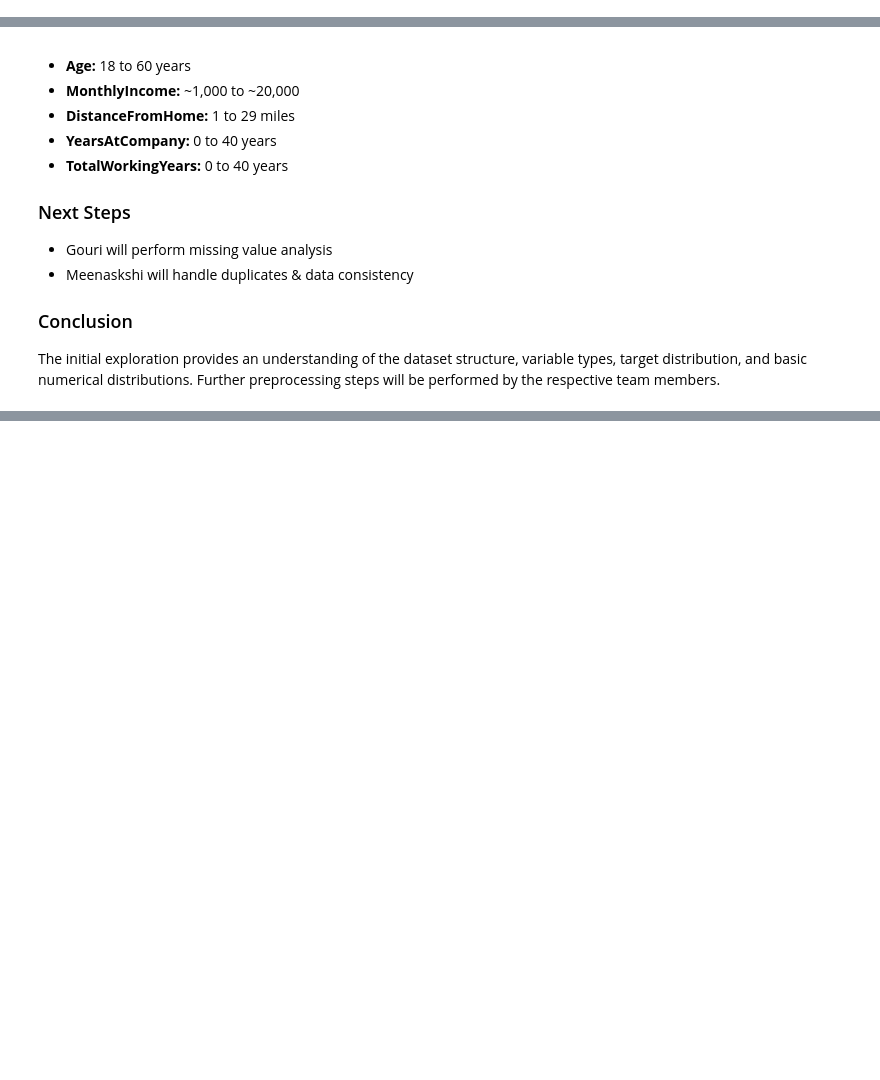
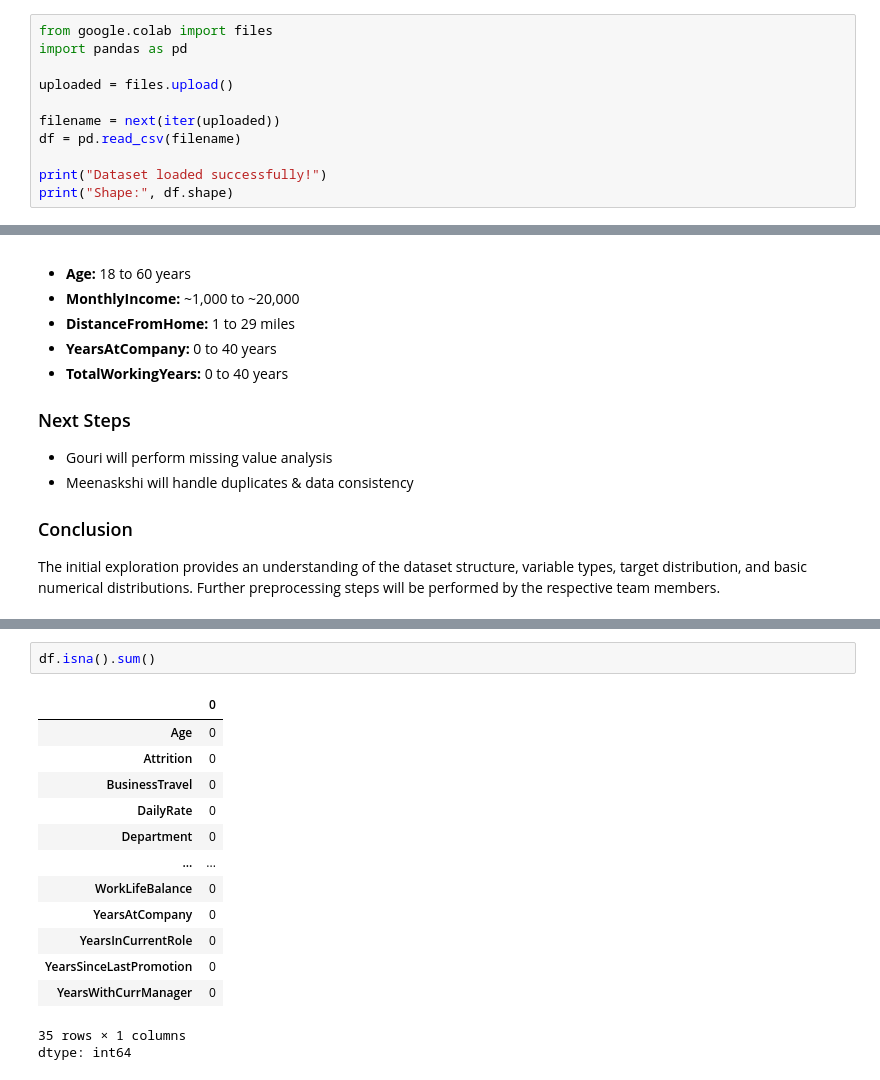
Before and after one commit to Jishafranklin/Parallel-Project-HR-Employee-Attrition-Preprocessing, a Jupyter notebook: notebooks/HR_Employee_Attrition_Preprocessing.ipynb, the cells around one changed output, grey strips where cells are left out. Saved outputs shown, nothing was run; the diff lists cells and outputs as text; blank space fills up the shorter version.

```diff
--- a/notebooks/HR_Employee_Attrition_Preprocessing.ipynb
+++ b/notebooks/HR_Employee_Attrition_Preprocessing.ipynb
@@ -40,0 +30,11 @@ df.head()
+# %%
+from google.colab import files
+import pandas as pd
+
+uploaded = files.upload()
+
+filename = next(iter(uploaded))
+df = pd.read_csv(filename)
+
+print("Dataset loaded successfully!")
+print("Shape:", df.shape)
@@ -228,0 +243,17 @@ The initial exploration provides an understanding of the dataset structure, vari
+# %%
+df.isna().sum()
+# %% [output]
+|  | 0 |
+| Age | 0 |
+| Attrition | 0 |
+| BusinessTravel | 0 |
+| DailyRate | 0 |
+| Department | 0 |
+| ... | ... |
+| WorkLifeBalance | 0 |
+| YearsAtCompany | 0 |
+| YearsInCurrentRole | 0 |
+| YearsSinceLastPromotion | 0 |
+| YearsWithCurrManager | 0 |
+35 rows × 1 columns
+dtype: int64
```
Also changed, not shown: parts of 14 cells of this notebook.
